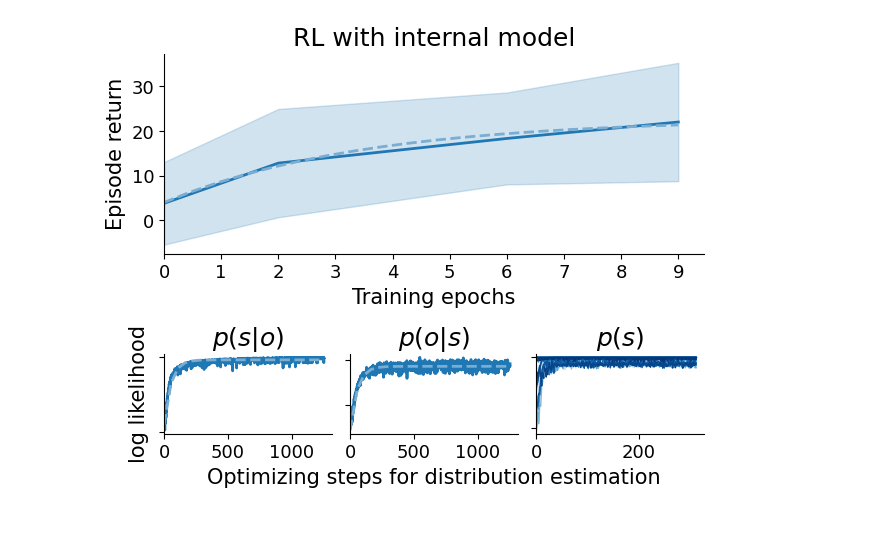
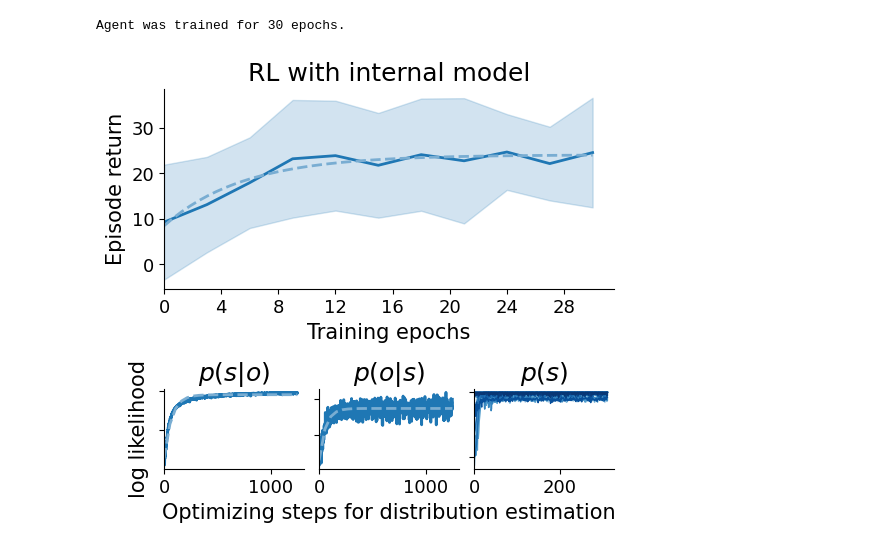
Before and after one commit to XaqLab/box-foraging, a Jupyter notebook: demo-monitor.ipynb, the cells around one changed output. Drawn from its saved outputs; the diff is of its cells as text; code cells hidden in the pictures.

Commit message:
Update plots for single box

```diff
--- a/demo-monitor.ipynb
+++ b/demo-monitor.ipynb
@@ -14,6 +16,7 @@ from irc.manager import IRCManager
 
 manager = IRCManager(device='cpu', defaults='defaults/single_box.yaml')
 # %%
-manager.inspect_agent(env_param=[0.2, 0.6, 10])
+agent, fig = manager.inspect_agent(env_param=[0.2, 0.9, 10], seed=0)
 # %% [output]
+Agent was trained for 30 epochs.
-[figure, old version]
+[figure, new version]
```
Also changed, not shown: parts of 3 cells of this notebook, 2 other files.
